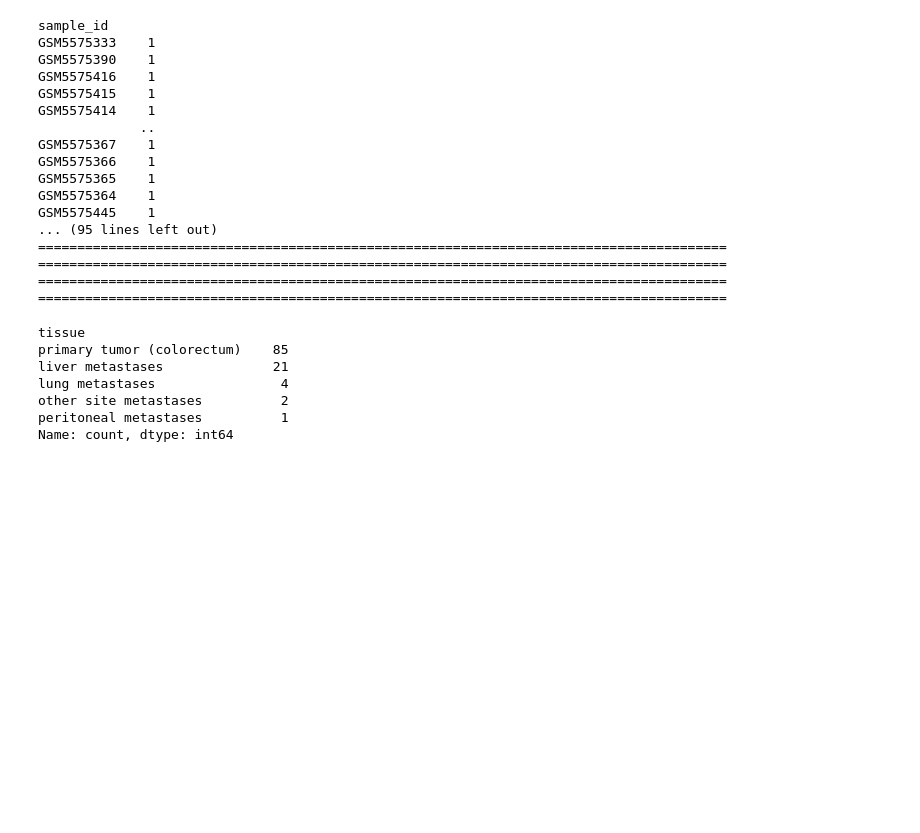
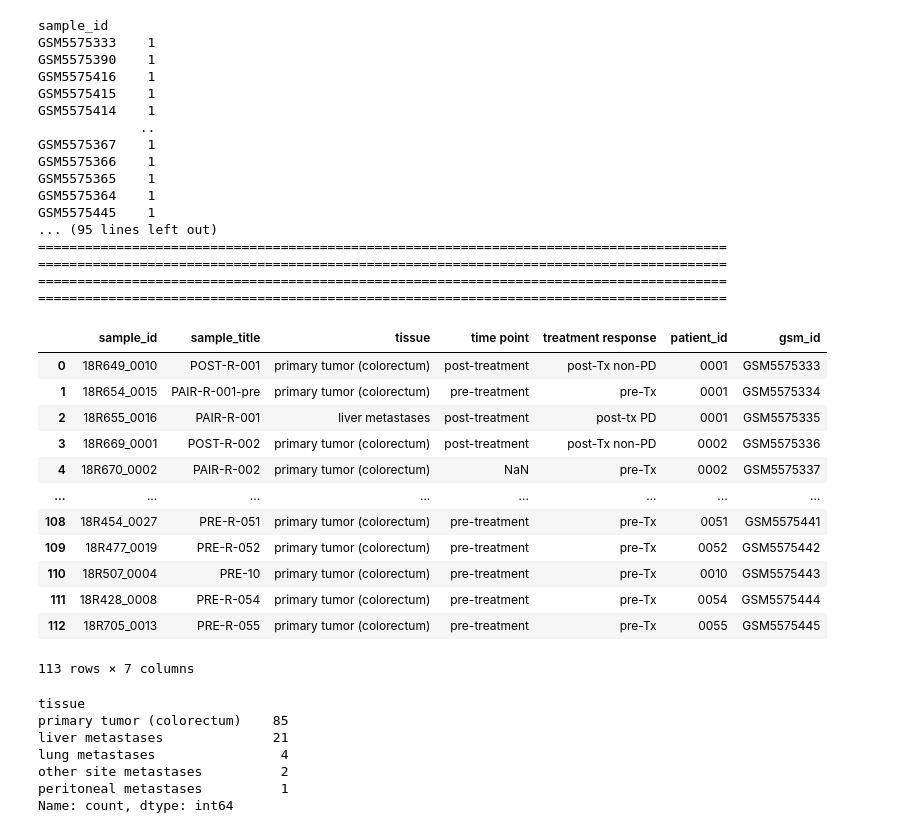
Before and after one commit to lkmaks/mcrc-cetuximab-analysis, a Jupyter notebook: notebooks/init_maxim/1_init_ann.ipynb, the cells around one changed output. Drawn from its saved outputs; the diff is of its cells as text; code cells hidden in the pictures; blank space fills up the shorter version.

```diff
--- a/notebooks/init_maxim/1_init_ann.ipynb
+++ b/notebooks/init_maxim/1_init_ann.ipynb
@@ -116,5 +116,31 @@ for i in range(len(ann)):
     new_ann = pd.concat([new_ann, pd.DataFrame([new_row], index=[ann.index[i]])])
 
 ann = new_ann
+# %%
+def extend_id(id):
+    fp, sp = id.split('_')
+    while len(sp) < 4:
+        sp = '0' + sp
+    return fp + '_' + sp
+
+ann['gsm_id'] = ann.index
+ann = ann.reset_index(drop=True)
+ann = ann.rename(columns={'some_id': 'sample_id'})
+ann['sample_id'] = ann['sample_id'].apply(extend_id)
+ann
+# %% [output]
+|  | sample_id | sample_title | tissue | time point | treatment response | patient_id | gsm_id |
+| 0 | 18R649_0010 | POST-R-001 | primary tumor (colorectum) | post-treatment | post-Tx non-PD | 0001 | GSM5575333 |
+| 1 | 18R654_0015 | PAIR-R-001-pre | primary tumor (colorectum) | pre-treatment | pre-Tx | 0001 | GSM5575334 |
+| 2 | 18R655_0016 | PAIR-R-001 | liver metastases | post-treatment | post-tx PD | 0001 | GSM5575335 |
+| 3 | 18R669_0001 | POST-R-002 | primary tumor (colorectum) | post-treatment | post-Tx non-PD | 0002 | GSM5575336 |
+| 4 | 18R670_0002 | PAIR-R-002 | primary tumor (colorectum) | NaN | pre-Tx | 0002 | GSM5575337 |
+| ... | ... | ... | ... | ... | ... | ... | ... |
+| 108 | 18R454_0027 | PRE-R-051 | primary tumor (colorectum) | pre-treatment | pre-Tx | 0051 | GSM5575441 |
+| 109 | 18R477_0019 | PRE-R-052 | primary tumor (colorectum) | pre-treatment | pre-Tx | 0052 | GSM5575442 |
+| 110 | 18R507_0004 | PRE-10 | primary tumor (colorectum) | pre-treatment | pre-Tx | 0010 | GSM5575443 |
+| 111 | 18R428_0008 | PRE-R-054 | primary tumor (colorectum) | pre-treatment | pre-Tx | 0054 | GSM5575444 |
+| 112 | 18R705_0013 | PRE-R-055 | primary tumor (colorectum) | pre-treatment | pre-Tx | 0055 | GSM5575445 |
+113 rows × 7 columns
 # %%
 ann.to_csv('data/useful_ann.csv')
```
Also changed, not shown: parts of 1 cell of this notebook, 5 other files.
